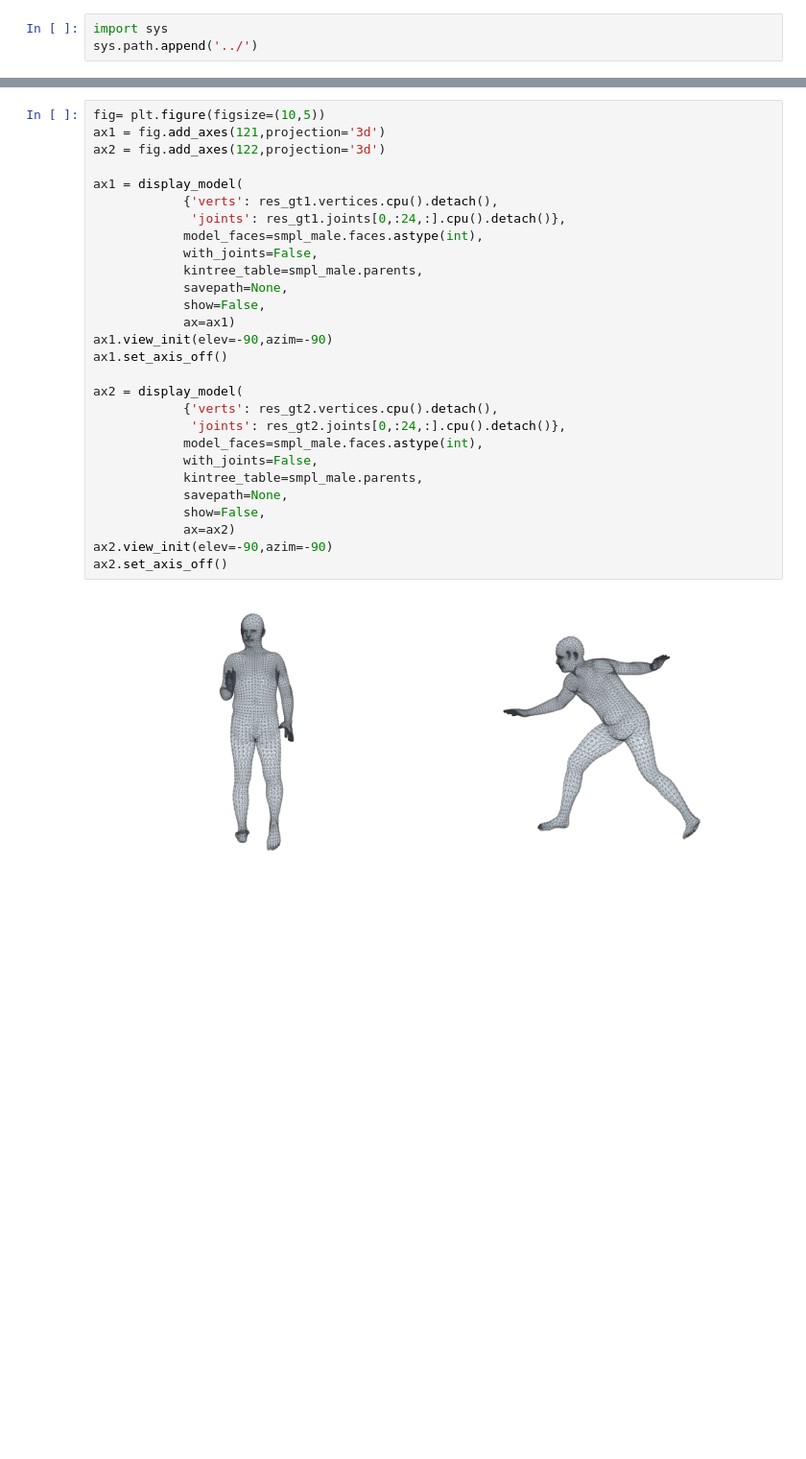
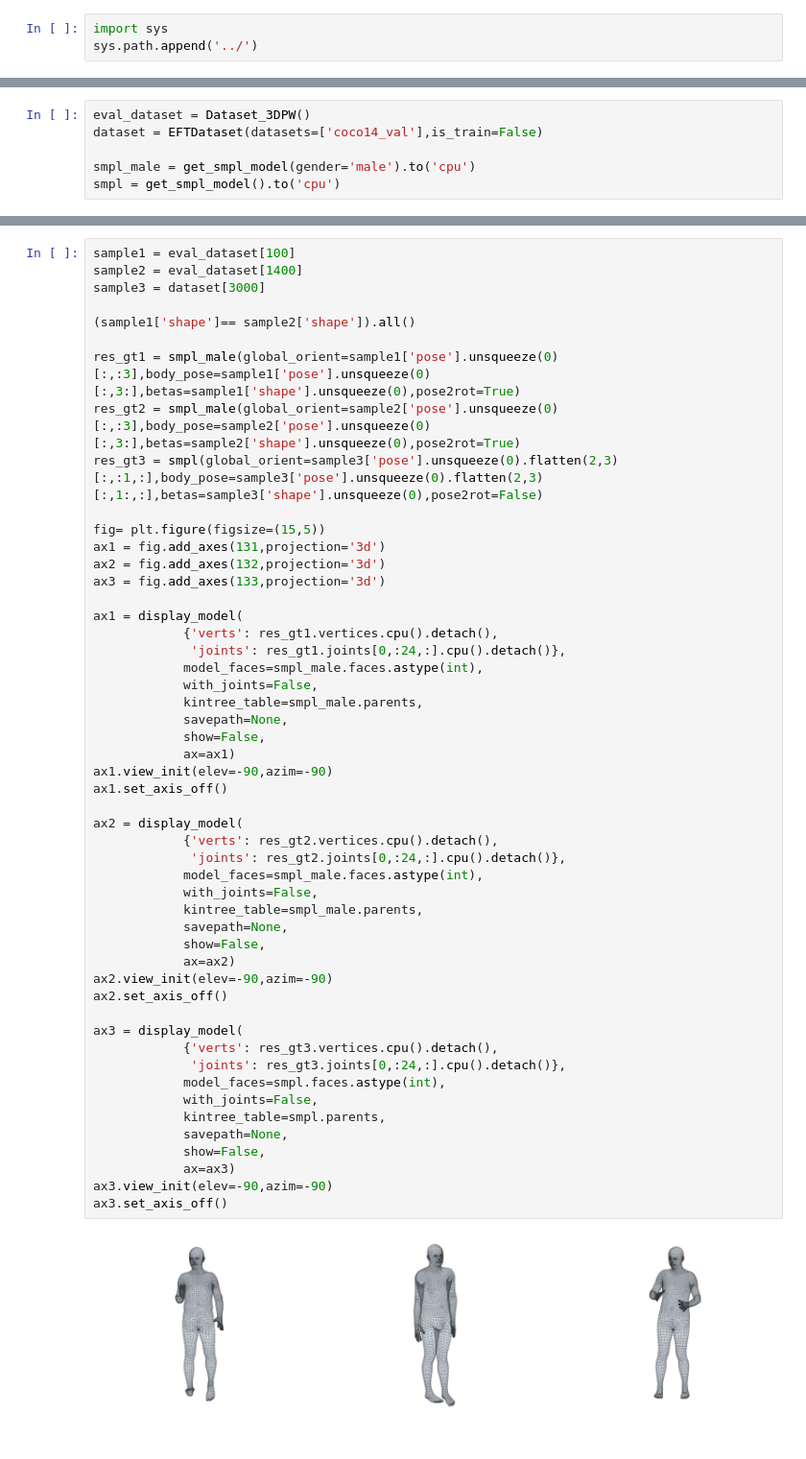
Before and after one commit to sspsk/thesis, a Jupyter notebook: notebooks/shape_analysis.ipynb, the cells around one changed output, grey strips where cells are left out. Shown at 96% size. Drawn from its saved outputs; the diff is of its cells as text; blank space fills up the shorter version.

Commit message:
shape analysis notebook for hmr3 completed

```diff
--- a/notebooks/shape_analysis.ipynb
+++ b/notebooks/shape_analysis.ipynb
@@ -29,0 +18,6 @@ WARNING: You are using a SMPL model, with only 10 shape coefficients.
+# %%
+eval_dataset = Dataset_3DPW()
+dataset = EFTDataset(datasets=['coco14_val'],is_train=False)
+
+smpl_male = get_smpl_model(gender='male').to('cpu')
+smpl = get_smpl_model().to('cpu')
@@ -30,30 +35,53 @@ WARNING: You are using a SMPL model, with only 10 shape coefficients.
 # %%
-fig= plt.figure(figsize=(10,5))
-ax1 = fig.add_axes(121,projection='3d')
-ax2 = fig.add_axes(122,projection='3d')
+sample1 = eval_dataset[100]
+sample2 = eval_dataset[1400]
+sample3 = dataset[3000]
+
+(sample1['shape']== sample2['shape']).all()
+
+res_gt1 = smpl_male(global_orient=sample1['pose'].unsqueeze(0)[:,:3],body_pose=sample1['pose'].unsqueeze(0)[:,3:],betas=sample1['shape'].unsqueeze(0),pose2rot=True)
+res_gt2 = smpl_male(global_orient=sample2['pose'].unsqueeze(0)[:,:3],body_pose=sample2['pose'].unsqueeze(0)[:,3:],betas=sample2['shape'].unsqueeze(0),pose2rot=True)
+res_gt3 = smpl(global_orient=sample3['pose'].unsqueeze(0).flatten(2,3)[:,:1,:],body_pose=sample3['pose'].unsqueeze(0).flatten(2,3)[:,1:,:],betas=sample3['shape'].unsqueeze(0),pose2rot=False)
+
+fig= plt.figure(figsize=(15,5))
+ax1 = fig.add_axes(131,projection='3d')
+ax2 = fig.add_axes(132,projection='3d')
+ax3 = fig.add_axes(133,projection='3d')
 
 ax1 = display_model(
             {'verts': res_gt1.vertices.cpu().detach(),
              'joints': res_gt1.joints[0,:24,:].cpu().detach()},
             model_faces=smpl_male.faces.astype(int),
             with_joints=False,
             kintree_table=smpl_male.parents,
             savepath=None,
             show=False,
             ax=ax1)
 ax1.view_init(elev=-90,azim=-90)
 ax1.set_axis_off()
 
 ax2 = display_model(
             {'verts': res_gt2.vertices.cpu().detach(),
              'joints': res_gt2.joints[0,:24,:].cpu().detach()},
             model_faces=smpl_male.faces.astype(int),
             with_joints=False,
             kintree_table=smpl_male.parents,
             savepath=None,
             show=False,
             ax=ax2)
 ax2.view_init(elev=-90,azim=-90)
 ax2.set_axis_off()
+
+ax3 = display_model(
+            {'verts': res_gt3.vertices.cpu().detach(),
+             'joints': res_gt3.joints[0,:24,:].cpu().detach()},
+            model_faces=smpl.faces.astype(int),
+            with_joints=False,
+            kintree_table=smpl.parents,
+            savepath=None,
+            show=False,
+            ax=ax3)
+ax3.view_init(elev=-90,azim=-90)
+ax3.set_axis_off()
 # %% [output]
-[figure, old version]
+[figure, new version]
```
Also changed, not shown: parts of 27 cells of this notebook, 1 other file.
